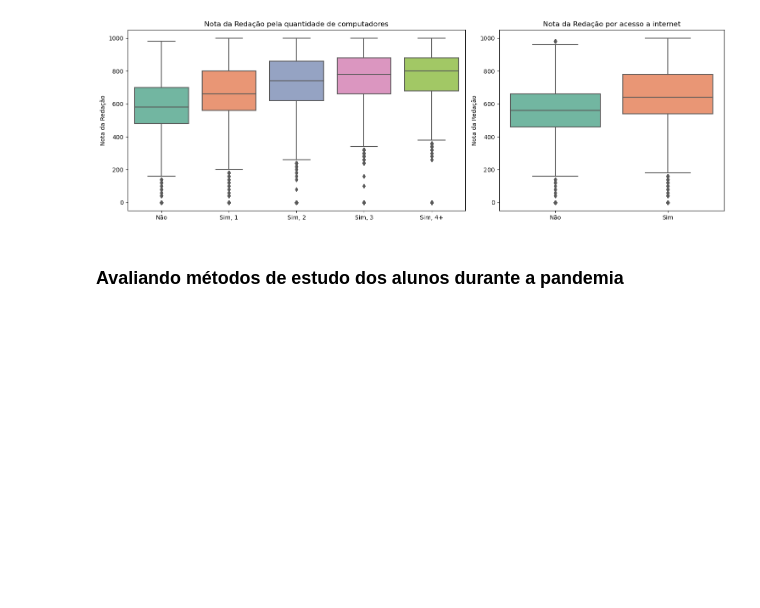
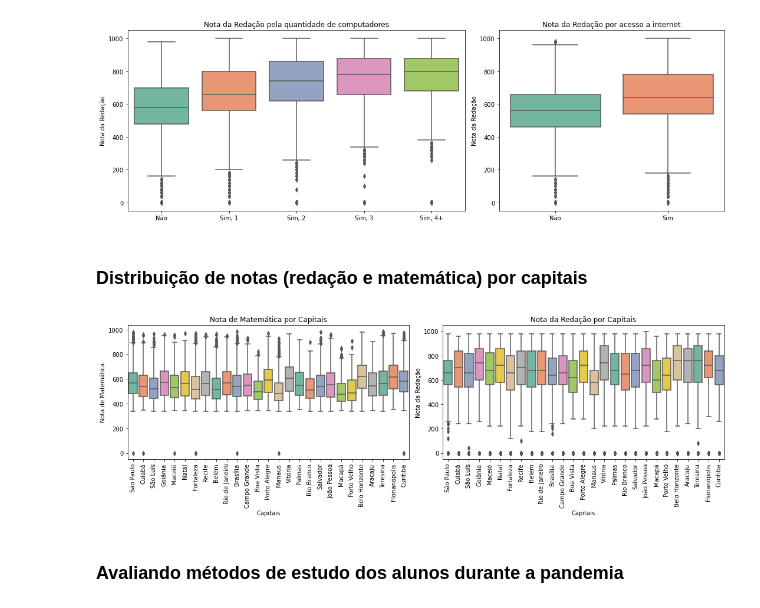
Before and after one commit to iaracastro/EducaODS-Enem, a Jupyter notebook: main.ipynb, the cells around one changed output. Cells and saved outputs as stored; diff of their text form; code cells hidden in the pictures; blank space fills up the shorter version.

Commit message:
grafico de distribuição de notas

```diff
--- a/main.ipynb
+++ b/main.ipynb
@@ -191,6 +191,38 @@ for materia in ['NU_NOTA_MT', 'NU_NOTA_REDACAO']:
 # %% [output]
 [figure]
 [figure]
+# %% [markdown]
+### Distribuição de notas (redação e matemática) por capitais
+# %%
+# Inverte o dicionário
+codigos_capitais_invertidos = {v: k for k, v in codigos_capitais.items()}
+
+# Cria uma cópia do dataframe original
+df_microdados_copy = df_microdados.copy()
+
+# Realiza o mapeamento no dataframe copiado
+df_microdados_copy['CO_MUNICIPIO_ESC'] = df_microdados_copy['CO_MUNICIPIO_ESC'].map(codigos_capitais_invertidos)
+
+# Cria os gráficos
+fig, axes = plt.subplots(nrows=1, ncols=2, figsize=(15, 5))
+axes = axes.flatten()
+
+sns.boxplot(x='CO_MUNICIPIO_ESC', y='NU_NOTA_MT', data=df_microdados_copy, ax=axes[0], palette='Set2')
+axes[0].set_xlabel('Capitais')
+axes[0].set_ylabel('Nota de Matemática')
+axes[0].set_title('Nota de Matemática por Capitais')
+axes[0].set_xticklabels(axes[0].get_xticklabels(), rotation=90)  # Adiciona rotação aos rótulos do eixo x
+
+sns.boxplot(x='CO_MUNICIPIO_ESC', y='NU_NOTA_REDACAO', data=df_microdados_copy, ax=axes[1], palette='Set2')
+axes[1].set_xlabel('Capitais')
+axes[1].set_ylabel('Nota da Redação')
+axes[1].set_title('Nota da Redação por Capitais')
+axes[1].set_xticklabels(axes[1].get_xticklabels(), rotation=90)  # Adiciona rotação aos rótulos do eixo x
+
+plt.tight_layout()
+plt.show()
+# %% [output]
+[figure, added]
 # %% [markdown]
 ### Avaliando métodos de estudo dos alunos durante a pandemia
 # %% [markdown]
```
Also changed, not shown: parts of 2 cells of this notebook.
